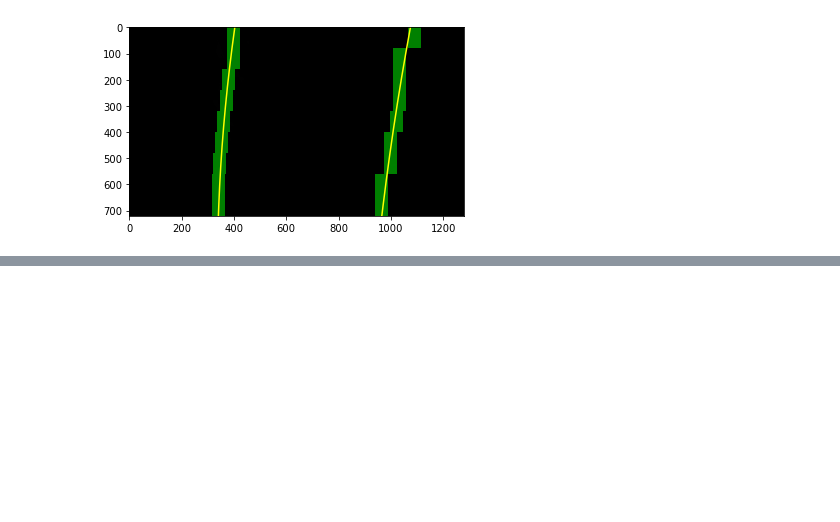
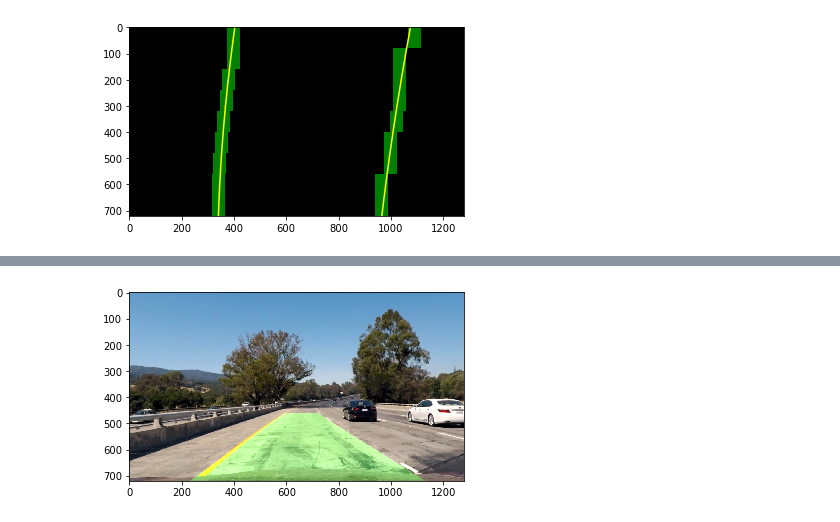
Before and after one commit to jeffDL/CarND-Advanced-Lane-Lines, a Jupyter notebook: Advanced-Lane-Finding.ipynb, the cells around one changed output, grey strips where cells are left out. Drawn from its saved outputs; the diff is of its cells as text; code cells hidden in the pictures; blank space fills up the shorter version.

```diff
--- a/Advanced-Lane-Finding.ipynb
+++ b/Advanced-Lane-Finding.ipynb
@@ -305,0 +370,86 @@ plt.savefig('output_images/test1_poly.png')
+# %%
+def paintFrame(frame):
+    fixed = cv2.undistort(frame, mtx, dist, None, mtx)
+
+
+    hls = cv2.cvtColor(fixed, cv2.COLOR_RGB2HLS)
+    H = hls[:,:,0]
+    L = hls[:,:,1]
+    S = hls[:,:,2]
+
+    binary = np.zeros_like(S)
+    binary[((S > 90) & (S <= 255) & ((H > 15) & (H <= 100))) & ((L>90)&(L<=255))] = 1
+
+
+
+    warped = cv2.warpPerspective(binary,M,img_size,flags=cv2.INTER_LINEAR)
+
+
+
+
+    window_centroids = find_window_centroids(warped, window_width, window_height, margin)
+
+
+
+
+    leftx = np.array(window_centroids)[:,0]
+    rightx = np.array(window_centroids)[:,1]
+
+    lefty = righty = np.linspace(warped.shape[0],0,int(warped.shape[0]/window_height))
+
+    # Fit a second order polynomial to each
+    left_fit = np.polyfit(lefty, leftx, 2)
+    right_fit = np.polyfit(righty, rightx, 2)
+
+    # Generate x and y values for plotting
+    ploty = np.linspace(0, warped.shape[0]-1, warped.shape[0] )
+    left_fitx = left_fit[0]*ploty**2 + left_fit[1]*ploty + left_fit[2]
+    right_fitx = right_fit[0]*ploty**2 + right_fit[1]*ploty + right_fit[2]
+
+
+
+
+    # Define conversions in x and y from pixels space to meters
+    ym_per_pix = 30/720 # meters per pixel in y dimension
+    xm_per_pix = 3.7/700 # meters per pixel in x dimension
+
+    # Fit new polynomials to x,y in world space
+    left_fit_cr = np.polyfit(lefty*ym_per_pix, leftx*xm_per_pix, 2)
+    right_fit_cr = np.polyfit(righty*ym_per_pix, rightx*xm_per_pix, 2)
+    # Calculate the new radii of curvature  : note y_eval has been replaced by np.max(lefty)
+    left_curverad = ((1 + (2*left_fit_cr[0]*np.max(lefty)*ym_per_pix + left_fit_cr[1])**2)**1.5) / np.absolute(2*left_fit_cr[0])
+    right_curverad = ((1 + (2*right_fit_cr[0]*np.max(righty)*ym_per_pix + right_fit_cr[1])**2)**1.5) / np.absolute(2*right_fit_cr[0])
+
+    # Calculate the offset by taking difference of left and right widths
+    drift = xm_per_pix*(rightx[0] + leftx[0] - img_size[0])
+
+
+
+    warp_zero = np.zeros_like(warped).astype(np.uint8)
+    color_warp = np.dstack((warp_zero, warp_zero, warp_zero))
+
+    # Recast the x and y points into usable format for cv2.fillPoly()
+    pts_left = np.array([np.transpose(np.vstack([left_fitx, ploty]))])
+    pts_right = np.array([np.flipud(np.transpose(np.vstack([right_fitx, ploty])))])
+    pts = np.hstack((pts_left, pts_right))
+
+    # Draw the lane onto the warped blank image
+    cv2.fillPoly(color_warp, np.int_([pts]), (0,255, 0))
+
+    # Get inverse transform
+    Minv = cv2.getPerspectiveTransform(dst,src)
+
+
+    # Warp the blank back to original image space using inverse perspective matrix (Minv)
+    newwarp = cv2.warpPerspective(color_warp, Minv, img_size, flags=cv2.INTER_LINEAR)
+    # Combine the result with the original image
+    result = cv2.addWeighted(test1, 1, newwarp, 0.3, 0)
+
+    return result, drift, (left_curverad,right_curverad)
+
+frame = mpimg.imread('test_images/test4.jpg')
+result, d, (left,right) = paintFrame(frame)
+plt.imshow(result)
+print(left, 'm', right, 'm')
+print('drift right: ', d,'m')
+# %% [output]
@@ -305,0 +458 @@ plt.savefig('output_images/test1_poly.png')
+[figure, added]
```
Also changed, not shown: parts of 13 cells of this notebook, 1 other file.
